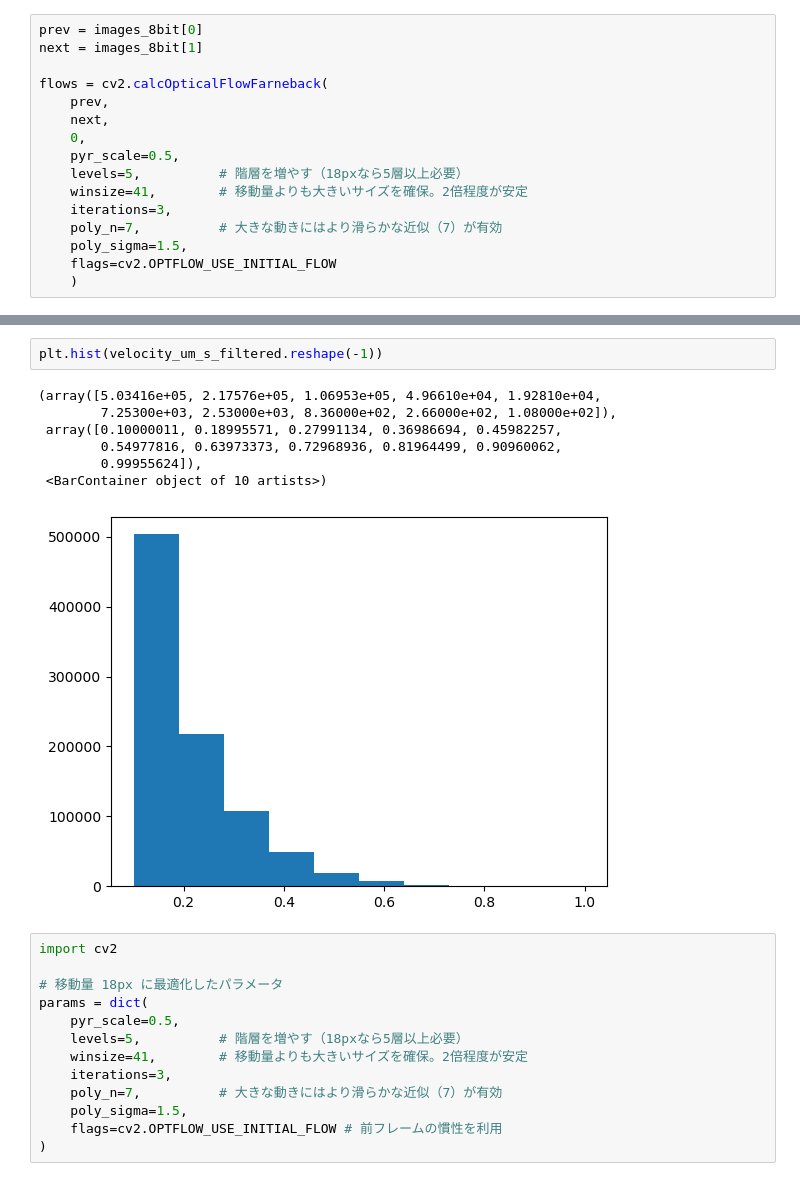
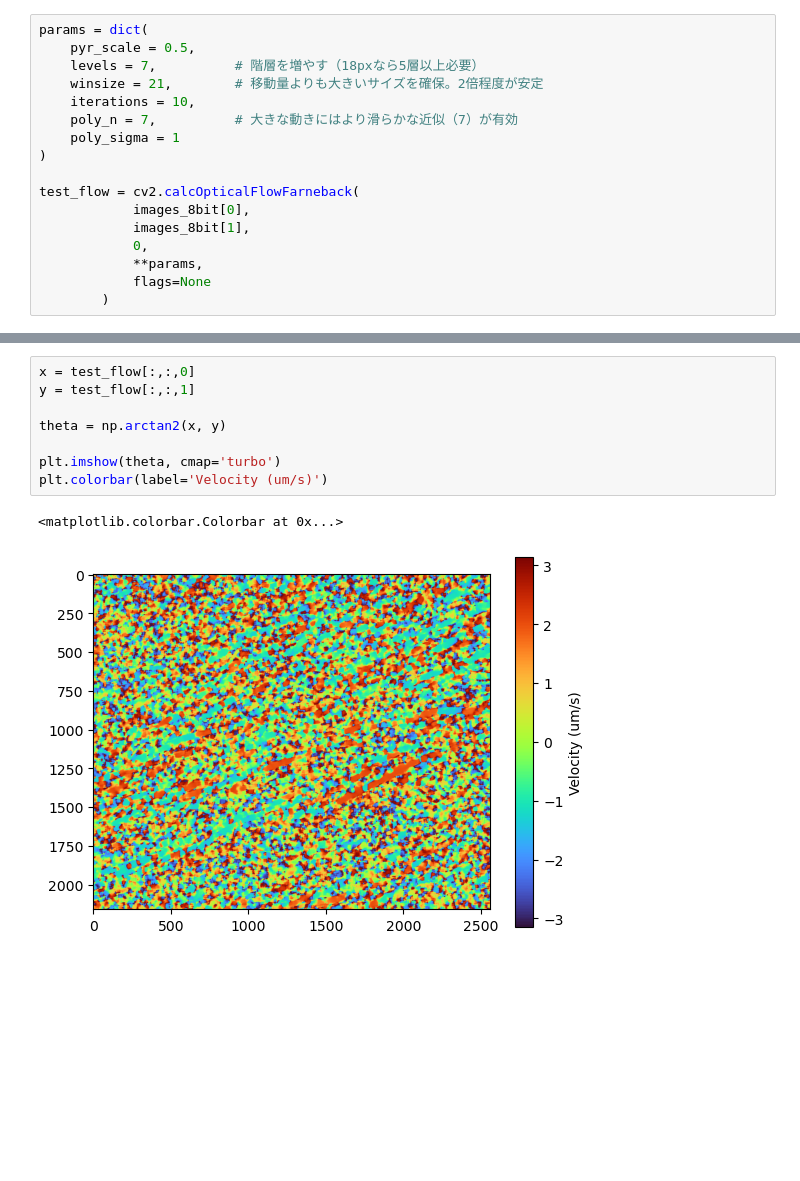
Before and after one commit to wppppupr/MTCargo_analysis, a Jupyter notebook: notebooks/of20260209.ipynb, the cells around one changed output, grey strips where cells are left out. Drawn from its saved outputs; the diff is of its cells as text; blank space fills up the shorter version.

```diff
--- a/notebooks/of20260209.ipynb
+++ b/notebooks/of20260209.ipynb
@@ -41,16 +116,17 @@ plt.imshow(images_8bit[0], cmap = 'gray')
 # %%
-prev = images_8bit[0]
-next = images_8bit[1]
+params = dict(
+    pyr_scale = 0.5,
+    levels = 7,          # 階層を増やす（18pxなら5層以上必要）
+    winsize = 21,        # 移動量よりも大きいサイズを確保。2倍程度が安定
+    iterations = 10,
+    poly_n = 7,          # 大きな動きにはより滑らかな近似（7）が有効
+    poly_sigma = 1
+)
 
-flows = cv2.calcOpticalFlowFarneback(
-    prev,
-    next,
-    0,
-    pyr_scale=0.5,
-    levels=5,          # 階層を増やす（18pxなら5層以上必要）
-    winsize=41,        # 移動量よりも大きいサイズを確保。2倍程度が安定
-    iterations=3,
-    poly_n=7,          # 大きな動きにはより滑らかな近似（7）が有効
-    poly_sigma=1.5,
-    flags=cv2.OPTFLOW_USE_INITIAL_FLOW
-    )
+test_flow = cv2.calcOpticalFlowFarneback(
+            images_8bit[0],
+            images_8bit[1],
+            0,
+            **params,
+            flags=None
+        )
@@ -87,23 +176,11 @@ plt.show()
-# %%
-plt.hist(velocity_um_s_filtered.reshape(-1))
-# %% [output]
-(array([5.03416e+05, 2.17576e+05, 1.06953e+05, 4.96610e+04, 1.92810e+04,
-        7.25300e+03, 2.53000e+03, 8.36000e+02, 2.66000e+02, 1.08000e+02]),
- array([0.10000011, 0.18995571, 0.27991134, 0.36986694, 0.45982257,
-        0.54977816, 0.63973373, 0.72968936, 0.81964499, 0.90960062,
-        0.99955624]),
- <BarContainer object of 10 artists>)
-[figure, removed]
-# %%
-import cv2
-
-# 移動量 18px に最適化したパラメータ
-params = dict(
-    pyr_scale=0.5,
-    levels=5,          # 階層を増やす（18pxなら5層以上必要）
-    winsize=41,        # 移動量よりも大きいサイズを確保。2倍程度が安定
-    iterations=3,
-    poly_n=7,          # 大きな動きにはより滑らかな近似（7）が有効
-    poly_sigma=1.5,
-    flags=cv2.OPTFLOW_USE_INITIAL_FLOW # 前フレームの慣性を利用
-)
+# %%
+x = test_flow[:,:,0]
+y = test_flow[:,:,1]
+
+theta = np.arctan2(x, y)
+
+plt.imshow(theta, cmap='turbo')
+plt.colorbar(label='Velocity (um/s)')
+# %% [output]
+<matplotlib.colorbar.Colorbar at 0x...>
+[figure, added]
```
Also changed, not shown: parts of 12 cells of this notebook, 1 other file.
